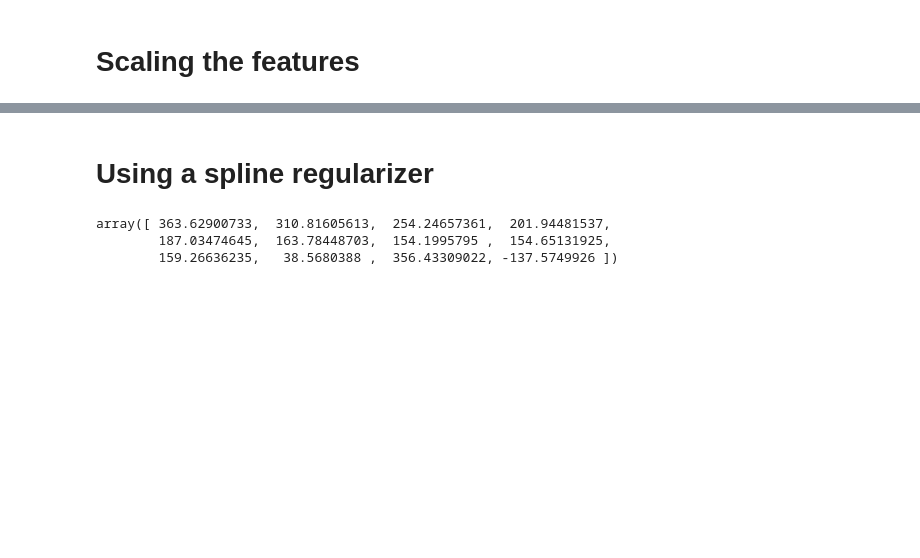
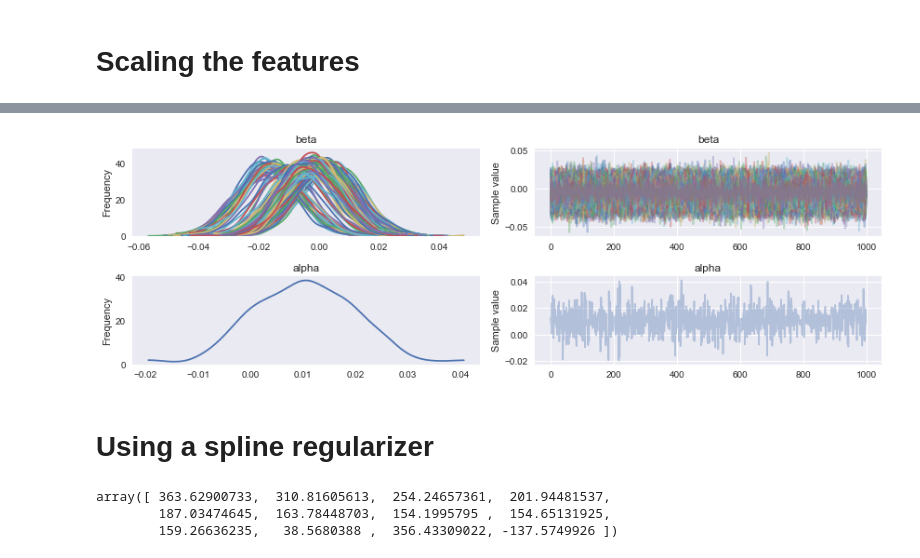
Before and after one commit to agarbuno/bayesreg, a Jupyter notebook: logistic.ipynb, the cells around one changed output, grey strips where cells are left out. Saved outputs shown, nothing was run; the diff lists cells and outputs as text; code cells hidden in the pictures; blank space fills up the shorter version.

```diff
--- a/logistic.ipynb
+++ b/logistic.ipynb
@@ -90,3 +106,7 @@ plt.plot(np.arange(256), t4[500:]['beta'].mean(axis=0));
+# %%
+pm.plots.traceplot(t5);
+# %% [output]
+[figure, added]
 # %% [markdown]
 # Using a spline regularizer
 # %%
```
Also changed, not shown: parts of 8 cells of this notebook.
